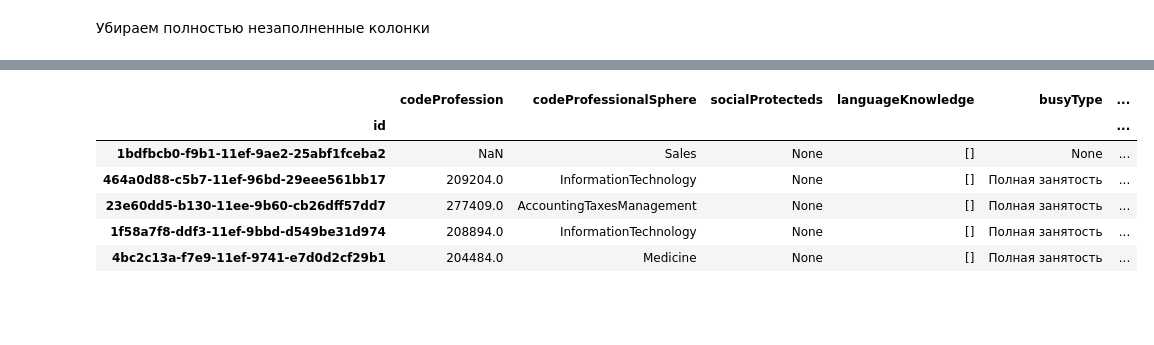
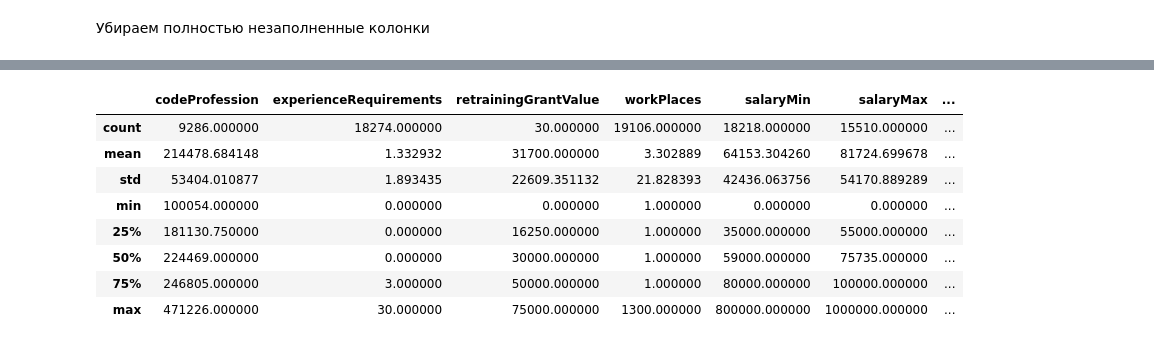
Before and after one commit to catlilface/diploma, a Jupyter notebook: eda.ipynb, the cells around one changed output, grey strips where cells are left out. Saved outputs shown, nothing was run; the diff lists cells and outputs as text; code cells hidden in the pictures; blank space fills up the shorter version.

```diff
--- a/eda.ipynb
+++ b/eda.ipynb
@@ -169,10 +169,12 @@ memory usage: 6.3+ MB
 # %%
-clean_vacancies_df.head()
+clean_vacancies_df.describe()
 # %% [output]
-|  | codeProfession | codeProfessionalSphere | socialProtecteds | languageKnowledge | busyType | ... |
-| id |  |  |  |  |  | ... |
-| 1bdfbcb0-f9b1-11ef-9ae2-25abf1fceba2 | NaN | Sales | None | [] | None | ... |
-| 464a0d88-c5b7-11ef-96bd-29eee561bb17 | 209204.0 | InformationTechnology | None | [] | Полная занятость | ... |
-| 23e60dd5-b130-11ee-9b60-cb26dff57dd7 | 277409.0 | AccountingTaxesManagement | None | [] | Полная занятость | ... |
-| 1f58a7f8-ddf3-11ef-9bbd-d549be31d974 | 208894.0 | InformationTechnology | None | [] | Полная занятость | ... |
-| 4bc2c13a-f7e9-11ef-9741-e7d0d2cf29b1 | 204484.0 | Medicine | None | [] | Полная занятость | ... |
+|  | codeProfession | experienceRequirements | retrainingGrantValue | workPlaces | salaryMin | salaryMax | ... |
+| count | 9286.000000 | 18274.000000 | 30.000000 | 19106.000000 | 18218.000000 | 15510.000000 | ... |
+| mean | 214478.684148 | 1.332932 | 31700.000000 | 3.302889 | 64153.304260 | 81724.699678 | ... |
+| std | 53404.010877 | 1.893435 | 22609.351132 | 21.828393 | 42436.063756 | 54170.889289 | ... |
+| min | 100054.000000 | 0.000000 | 0.000000 | 1.000000 | 0.000000 | 0.000000 | ... |
+| 25% | 181130.750000 | 0.000000 | 16250.000000 | 1.000000 | 35000.000000 | 55000.000000 | ... |
+| 50% | 224469.000000 | 0.000000 | 30000.000000 | 1.000000 | 59000.000000 | 75735.000000 | ... |
+| 75% | 246805.000000 | 3.000000 | 50000.000000 | 1.000000 | 80000.000000 | 100000.000000 | ... |
+| max | 471226.000000 | 30.000000 | 75000.000000 | 1300.000000 | 800000.000000 | 1000000.000000 | ... |
```
Also changed, not shown: parts of 27 cells of this notebook.
